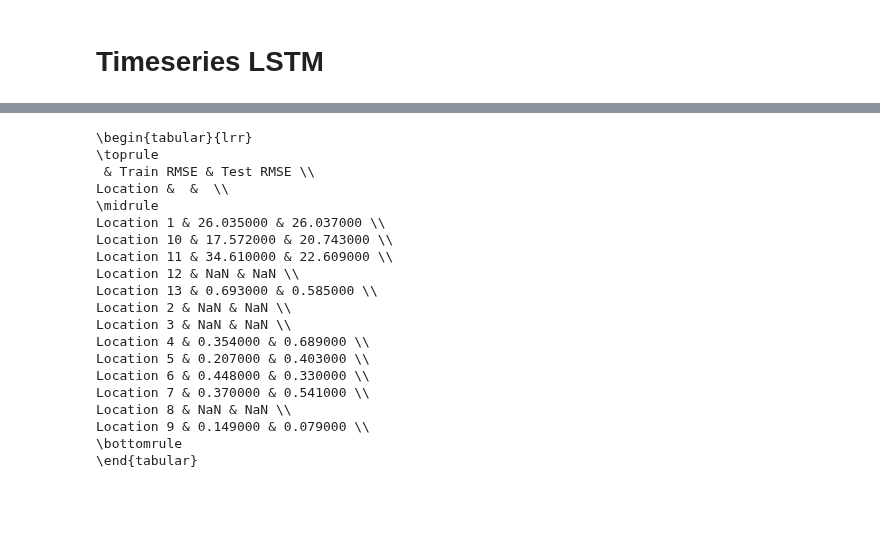
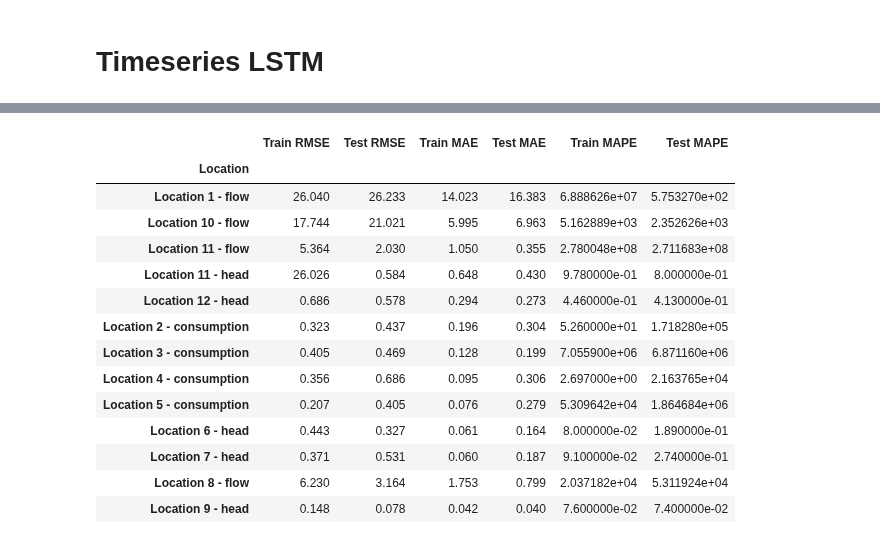
Before and after one commit to Mjnstag/IS-thesis-pattern-extraction, a Jupyter notebook: non-clustering 3.ipynb, the cells around one changed output, grey strips where cells are left out. Drawn from its saved outputs; the diff is of its cells as text; code cells hidden in the pictures; blank space fills up the shorter version.

```diff
--- a/non-clustering 3.ipynb
+++ b/non-clustering 3.ipynb
@@ -19,6 +19,6 @@ for gpu in gpus:
     tf.config.experimental.set_memory_growth(gpu, True)
 # %%
 RUG = pd.read_pickle("../obfuscated_data.pkl")
-RUG.interpolate(method='linear', inplace=True, limit=20)
+RUG.interpolate(method='linear', inplace=True)#, limit=20)
 RUG = RUG[::10]
 dfs = [RUG.filter([i]) for i in RUG]
@@ -41,0 +25,2 @@ RUG
+# %%
+dfs = [i.dropna() for i in dfs]
@@ -91,12 +78,18 @@ def func(df, name):
     testPredict = scaler.inverse_transform(testPredict)
     testY = scaler.inverse_transform([testY])
     # calculate root mean squared error
-    trainScore = np.sqrt(mean_squared_error(trainY[0], trainPredict[:,0]))
+    rmse_train = np.sqrt(mean_squared_error(trainY[0], trainPredict[:,0]))
     # print('Train Score: %.2f RMSE' % (trainScore))
-    testScore = np.sqrt(mean_squared_error(testY[0], testPredict[:,0]))
+    rmse_test = np.sqrt(mean_squared_error(testY[0], testPredict[:,0]))
     # print('Test Score: %.2f RMSE' % (testScore))
 
-    return (name, (trainScore, testScore))
+    mae_train = tf.keras.metrics.mean_absolute_error(trainY[0], trainPredict[:,0]).numpy()
+    mae_test = tf.keras.metrics.mean_absolute_error(testY[0], testPredict[:,0]).numpy()
+
+    mape_train = tf.keras.metrics.mean_absolute_percentage_error(trainY[0], trainPredict[:,0]).numpy()
+    mape_test = tf.keras.metrics.mean_absolute_percentage_error(testY[0], testPredict[:,0]).numpy()
+
+    return (name, (rmse_train, rmse_test, mae_train, mae_test, mape_train, mape_test))
 # %%
 results = []
 
@@ -132,4 +125,4 @@ Epoch 6/25
 -------------
 # %%
-for i in results:
-    print(i)
+# for i in results:
+#     print(i)
@@ -150,33 +129,29 @@ for i in results:
 # %%
-lstm_results = [[i[0], i[1][0], i[1][1]] for i in results]
-# lstm_results.append(['Renkum-Heelsum\Renkum|Supplied', np.nan, np.nan])
-# lstm_results.append(['Pompstation Wageningseberg\Flow', np.nan, np.nan])
+lstm_results = [[i[0], i[1][0], i[1][1], i[1][2].numpy(), i[1][3].numpy(), i[1][4].numpy(), i[1][5].numpy()] for i in results]
+
 lstm_results = pd.DataFrame(lstm_results)
 
-
-lstm_results.columns = ["Location", "Train RMSE", "Test RMSE"]
+lstm_results.columns = ["Location", "Train RMSE", "Test RMSE", "Train MAE", "Test MAE", "Train MAPE", "Test MAPE"]
 lstm_results.set_index("Location", inplace=True)
 lstm_results.sort_index(inplace=True)
+lstm_results = lstm_results.astype(float).round(3)
 
-print(lstm_results.round(3).to_latex())
+display(lstm_results)
+
+# print(lstm_results.round(3).to_latex())
 # %% [output]
-\begin{tabular}{lrr}
-\toprule
- & Train RMSE & Test RMSE \\
-Location &  &  \\
-\midrule
-Location 1 & 26.035000 & 26.037000 \\
-Location 10 & 17.572000 & 20.743000 \\
-Location 11 & 34.610000 & 22.609000 \\
-Location 12 & NaN & NaN \\
-Location 13 & 0.693000 & 0.585000 \\
-Location 2 & NaN & NaN \\
-Location 3 & NaN & NaN \\
-Location 4 & 0.354000 & 0.689000 \\
-Location 5 & 0.207000 & 0.403000 \\
-Location 6 & 0.448000 & 0.330000 \\
-Location 7 & 0.370000 & 0.541000 \\
-Location 8 & NaN & NaN \\
-Location 9 & 0.149000 & 0.079000 \\
-\bottomrule
-\end{tabular}
+|  | Train RMSE | Test RMSE | Train MAE | Test MAE | Train MAPE | Test MAPE |
+| Location |  |  |  |  |  |  |
+| Location 1 - flow | 26.040 | 26.233 | 14.023 | 16.383 | 6.888626e+07 | 5.753270e+02 |
+| Location 10 - flow | 17.744 | 21.021 | 5.995 | 6.963 | 5.162889e+03 | 2.352626e+03 |
+| Location 11 - flow | 5.364 | 2.030 | 1.050 | 0.355 | 2.780048e+08 | 2.711683e+08 |
+| Location 11 - head | 26.026 | 0.584 | 0.648 | 0.430 | 9.780000e-01 | 8.000000e-01 |
+| Location 12 - head | 0.686 | 0.578 | 0.294 | 0.273 | 4.460000e-01 | 4.130000e-01 |
+| Location 2 - consumption | 0.323 | 0.437 | 0.196 | 0.304 | 5.260000e+01 | 1.718280e+05 |
+| Location 3 - consumption | 0.405 | 0.469 | 0.128 | 0.199 | 7.055900e+06 | 6.871160e+06 |
+| Location 4 - consumption | 0.356 | 0.686 | 0.095 | 0.306 | 2.697000e+00 | 2.163765e+04 |
+| Location 5 - consumption | 0.207 | 0.405 | 0.076 | 0.279 | 5.309642e+04 | 1.864684e+06 |
+| Location 6 - head | 0.443 | 0.327 | 0.061 | 0.164 | 8.000000e-02 | 1.890000e-01 |
+| Location 7 - head | 0.371 | 0.531 | 0.060 | 0.187 | 9.100000e-02 | 2.740000e-01 |
+| Location 8 - flow | 6.230 | 3.164 | 1.753 | 0.799 | 2.037182e+04 | 5.311924e+04 |
+| Location 9 - head | 0.148 | 0.078 | 0.042 | 0.040 | 7.600000e-02 | 7.400000e-02 |
```
Also changed, not shown: parts of 6 cells of this notebook.
